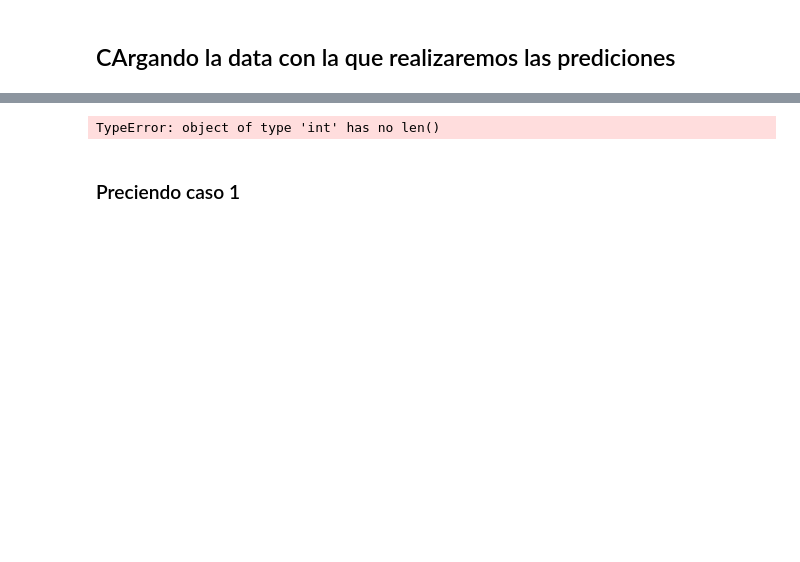
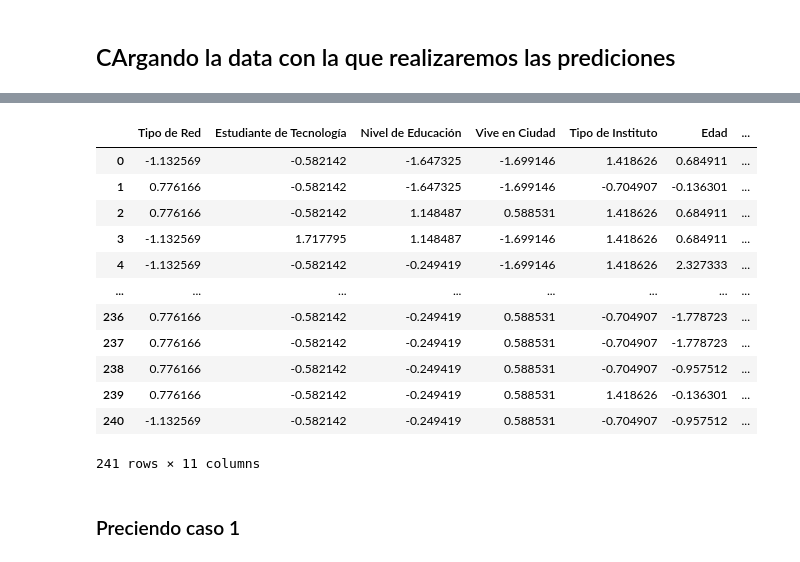
Before and after one commit to miky14n/Red-neuronal, a Jupyter notebook: Asigment5.ipynb, the cells around one changed output, grey strips where cells are left out. Saved outputs shown, nothing was run; the diff lists cells and outputs as text; code cells hidden in the pictures; blank space fills up the shorter version.

```diff
--- a/Asigment5.ipynb
+++ b/Asigment5.ipynb
@@ -402,10 +538,26 @@ data_test1 =pd.get_dummies(data_test)
-# %%
-data_test['Edad'] = data_test['Edad'].apply(convertir_mes_a_numero)
-data_test['Duración de la Clase'] = data_test['Duración de la Clase'].apply(convertir_mes_a_numero)
-data_test = data_test.apply(LabelEncoder().fit_transform)
-data_test
-# %% [output]
-TypeError: object of type 'int' has no len()
+# %%
+
+data_test = data_test.apply(LabelEncoder().fit_transform)
+data_test
+data_test3 = data_test
+scaler = StandardScaler()
+normalized_array = scaler.fit_transform(data_test3)
+data_test3 = pd.DataFrame(normalized_array, columns=data_test3.columns)
+data_test3
+# %% [output]
+|  | Tipo de Red | Estudiante de Tecnología | Nivel de Educación | Vive en Ciudad | Tipo de Instituto | Edad | ... |
+| 0 | -1.132569 | -0.582142 | -1.647325 | -1.699146 | 1.418626 | 0.684911 | ... |
+| 1 | 0.776166 | -0.582142 | -1.647325 | -1.699146 | -0.704907 | -0.136301 | ... |
+| 2 | 0.776166 | -0.582142 | 1.148487 | 0.588531 | 1.418626 | 0.684911 | ... |
+| 3 | -1.132569 | 1.717795 | 1.148487 | -1.699146 | 1.418626 | 0.684911 | ... |
+| 4 | -1.132569 | -0.582142 | -0.249419 | -1.699146 | 1.418626 | 2.327333 | ... |
+| ... | ... | ... | ... | ... | ... | ... | ... |
+| 236 | 0.776166 | -0.582142 | -0.249419 | 0.588531 | -0.704907 | -1.778723 | ... |
+| 237 | 0.776166 | -0.582142 | -0.249419 | 0.588531 | -0.704907 | -1.778723 | ... |
+| 238 | 0.776166 | -0.582142 | -0.249419 | 0.588531 | -0.704907 | -0.957512 | ... |
+| 239 | 0.776166 | -0.582142 | -0.249419 | 0.588531 | 1.418626 | -0.136301 | ... |
+| 240 | -1.132569 | -0.582142 | -0.249419 | 0.588531 | -0.704907 | -0.957512 | ... |
+241 rows × 11 columns
 # %% [markdown]
 ### Preciendo caso 1
 # %%
```
Also changed, not shown: parts of 32 cells of this notebook, 4 other files.
